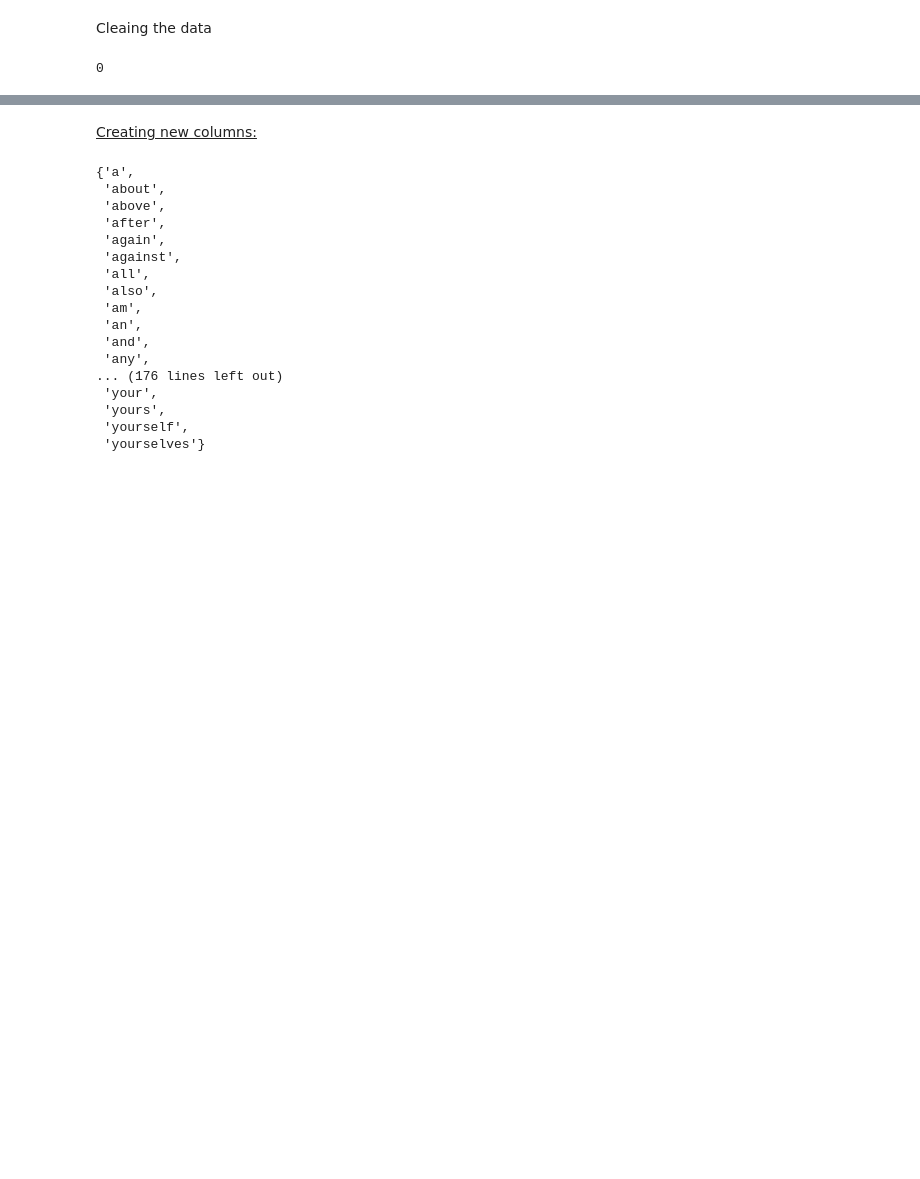
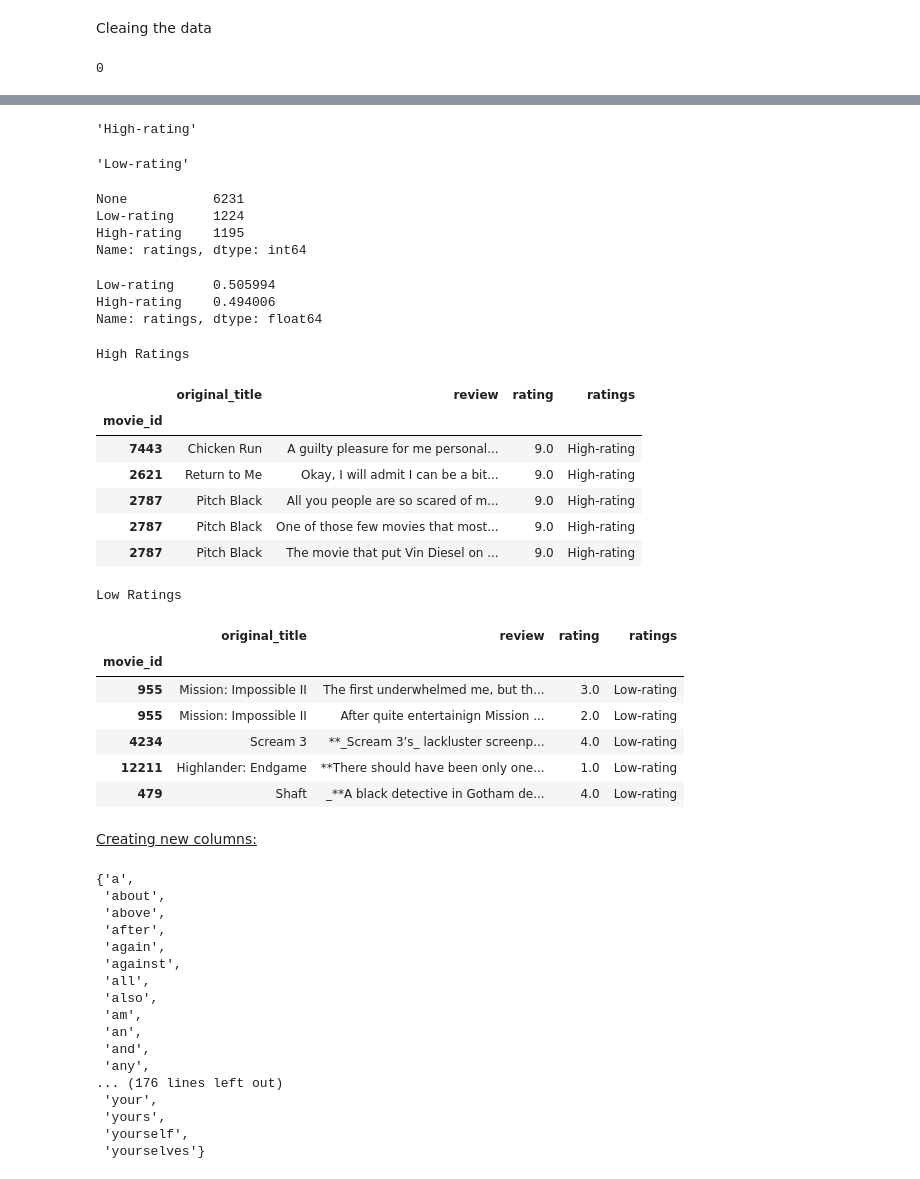
Before and after one commit to VALDE021/Data-Enrichment-Project, a Jupyter notebook: Project 2 Part 5-EricNV.ipynb, the cells around one changed output, grey strips where cells are left out. Drawn from its saved outputs; the diff is of its cells as text; code cells hidden in the pictures; blank space fills up the shorter version.

```diff
--- a/Project 2 Part 5-EricNV.ipynb
+++ b/Project 2 Part 5-EricNV.ipynb
@@ -359,3 +389,54 @@ memory usage: 202.9+ KB
+# %%
+# Should return high
+create_groups(9)
+# %% [output]
+'High-rating'
+# %%
+# Should return low
+create_groups(4)
+# %% [output]
+'Low-rating'
+# %%
+# Use the function to create a new "rating" column with groups
+movie_reviews['ratings'] = movie_reviews['rating'].map(create_groups)
+movie_reviews['ratings'].value_counts(dropna=False)
+# %% [output]
+None           6231
+Low-rating     1224
+High-rating    1195
+Name: ratings, dtype: int64
+# %%
+# Check class balance of 'rating'
+movie_reviews['ratings'].value_counts(normalize=True)
+# %% [output]
+Low-rating     0.505994
+High-rating    0.494006
+Name: ratings, dtype: float64
+# %%
+# Divide documents by sentiment
+high = movie_reviews.loc[movie_reviews['ratings'] == 'High-rating']
+low = movie_reviews.loc[movie_reviews['ratings'] == 'Low-rating']
+print('High Ratings')
+display(high.head())
+print('Low Ratings')
+display(low.head())
+# %% [output]
+High Ratings
+|  | original_title | review | rating | ratings |
+| movie_id |  |  |  |  |
+| 7443 | Chicken Run | A guilty pleasure for me personal... | 9.0 | High-rating |
+| 2621 | Return to Me | Okay, I will admit I can be a bit... | 9.0 | High-rating |
+| 2787 | Pitch Black | All you people are so scared of m... | 9.0 | High-rating |
+| 2787 | Pitch Black | One of those few movies that most... | 9.0 | High-rating |
+| 2787 | Pitch Black | The movie that put Vin Diesel on ... | 9.0 | High-rating |
+Low Ratings
+|  | original_title | review | rating | ratings |
+| movie_id |  |  |  |  |
+| 955 | Mission: Impossible II | The first underwhelmed me, but th... | 3.0 | Low-rating |
+| 955 | Mission: Impossible II | After quite entertainign Mission ... | 2.0 | Low-rating |
+| 4234 | Scream 3 | **_Scream 3’s_ lackluster screenp... | 4.0 | Low-rating |
+| 12211 | Highlander: Endgame | **There should have been only one... | 1.0 | Low-rating |
+| 479 | Shaft | _**A black detective in Gotham de... | 4.0 | Low-rating |
 # %% [markdown]
 <u>Creating new columns:
 # %%
```
Also changed, not shown: parts of 12 cells of this notebook.
